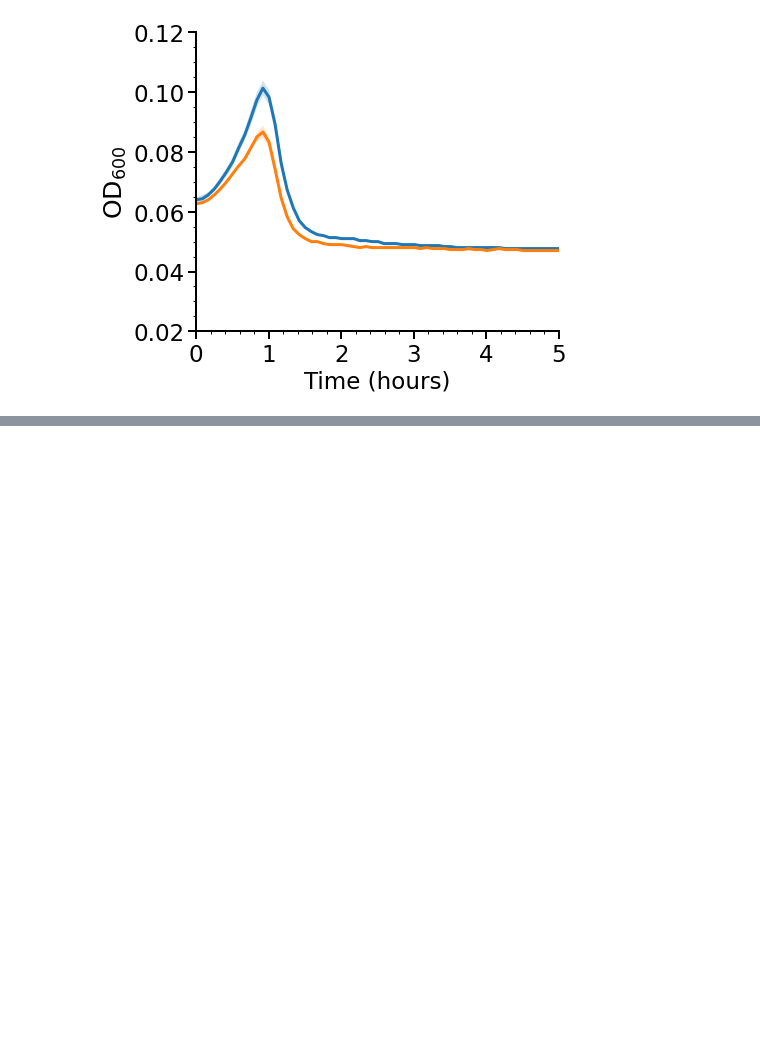
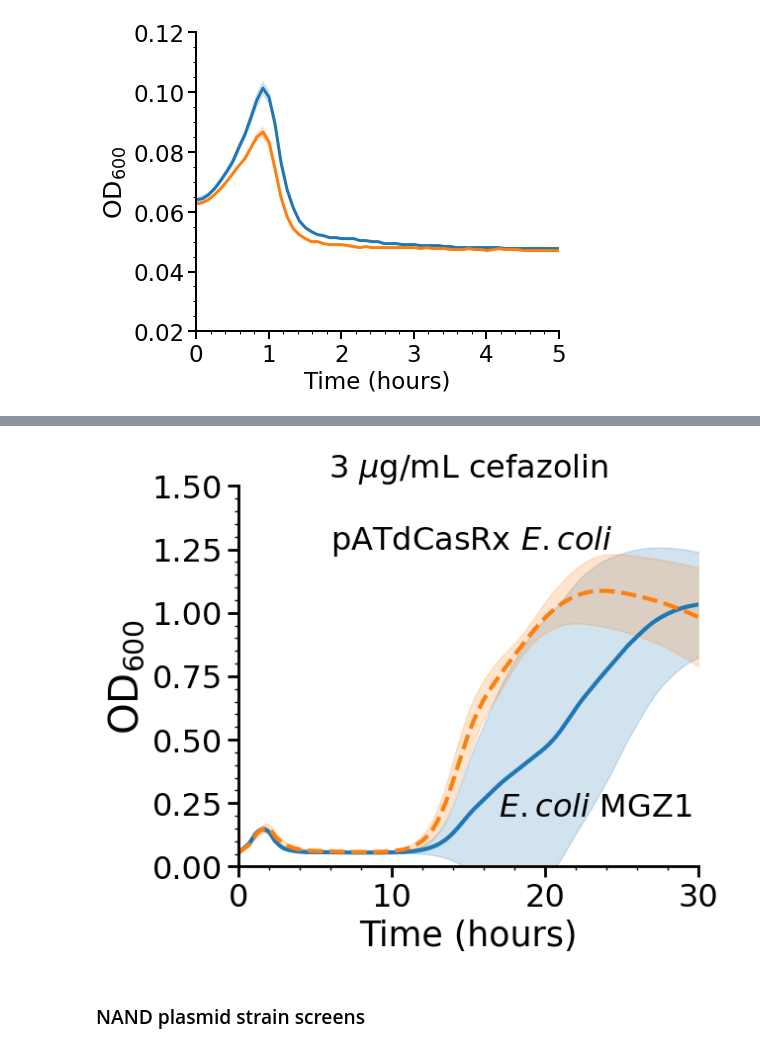
Before and after one commit to AqibHasnain/circuit-state, a Jupyter notebook: plate-reader-screens/plot_PR_data.ipynb, the cells around one changed output, grey strips where cells are left out. Cells and saved outputs as stored; diff of their text form; code cells hidden in the pictures; blank space fills up the shorter version.

```diff
--- a/plate-reader-screens/plot_PR_data.ipynb
+++ b/plate-reader-screens/plot_PR_data.ipynb
@@ -1303,0 +1347,27 @@ plt.show()
+# %%
+savefig = False
+
+plt.figure(figsize=(6,5))
+plt.title(r'3 $\mu$g/mL cefazolin',fontsize=23)
+bdata = adata[adata.obs.condition.isin([3,5])].copy()
+labels = ['$\it{E. coli}$ MGZ1', 'pATdCasRx $\it{E. coli}$']
+linestyles = ['-','--']
+colors=['tab:blue','tab:orange']
+for ii, strain in enumerate(bdata.obs.strain.unique()):
+    cdata = bdata[bdata.obs.strain.isin([strain])].copy()
+    mean = savgol(np.mean(cdata.X,axis=0),15,1)
+    std = savgol(np.std(cdata.X,axis=0),15,1)#/np.sqrt(3)
+    plt.plot(adata.uns['t'],mean,linestyles[ii],c=colors[ii])
+    plt.fill_between(adata.uns['t'],mean-std,mean+std,alpha=0.2,color=colors[ii])
+plt.text(6,1.25,labels[1])
+plt.text(17,0.2,labels[0])
+plt.xlim(0,30)
+plt.xlabel('Time (hours)',fontsize=25); plt.ylabel(r'OD$_{600}$',fontsize=29)
+plt.ylim(-0.0,1.5)
+if savefig:
+    plt.savefig(figDir+'supplementalFigs/mgz1_gcs_cefazolin.pdf',bbox_inches='tight',transparent=True,dpi=300)
+plt.show()
+# %% [output]
+[figure, added]
+# %% [markdown]
+### NAND plasmid strain screens
```
Also changed, not shown: parts of 8 cells of this notebook, 5 other files.
